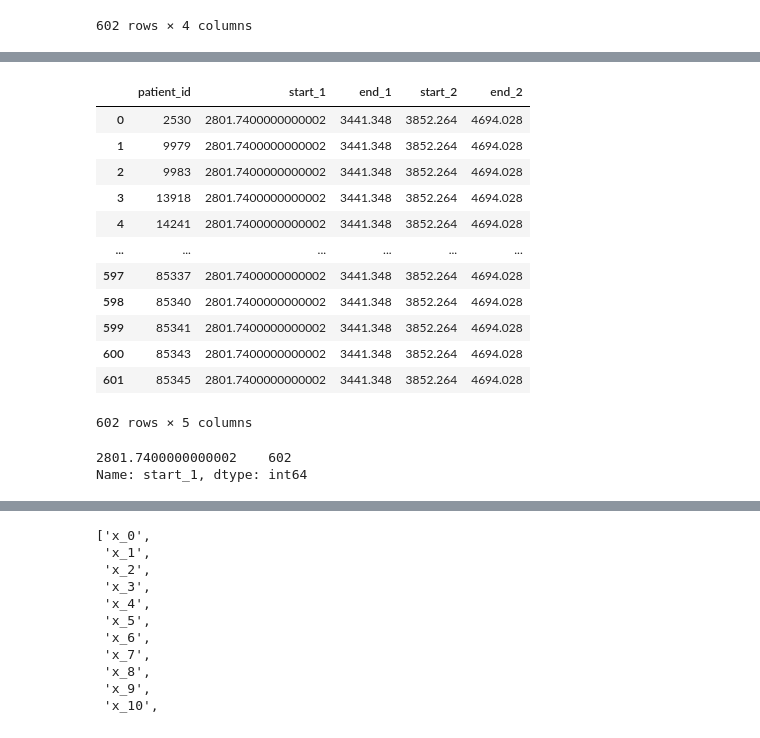
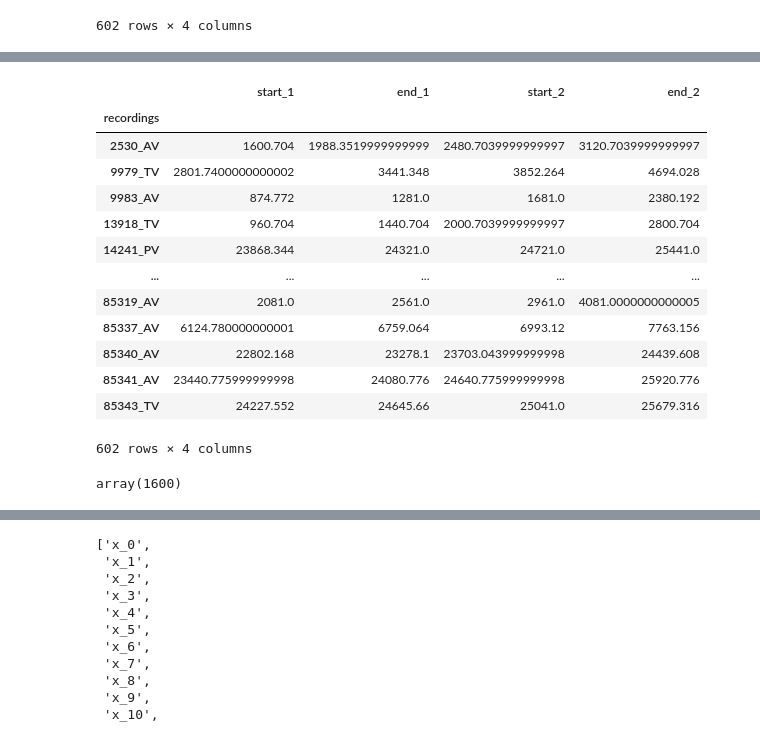
Before and after one commit to fablaw/circor, a Jupyter notebook: notebook/ML_model_2.ipynb, the cells around one changed output, grey strips where cells are left out. Cells and saved outputs as stored; diff of their text form; code cells hidden in the pictures.

```diff
--- a/notebook/ML_model_2.ipynb
+++ b/notebook/ML_model_2.ipynb
@@ -199,0 +336,3 @@ len(start_1), len(end_1), len(start_2), len(end_2)
+# %%
+df_6_3=pd.DataFrame(dict(recordings=df_5_3.recordings.to_list(), start_1=start_5, end_1=end_5, start_2=start_6, end_2=end_6))
+df_6_3
@@ -199,0 +357,3 @@ len(start_1), len(end_1), len(start_2), len(end_2)
+# %%
+df_5_4=df_5[df_5.iloc[:,1]==1]
+df_5_4
@@ -199,0 +374,14 @@ len(start_1), len(end_1), len(start_2), len(end_2)
+# %%
+start_7=[]
+end_7=[]
+start_8=[]
+end_8=[]
+for i in df_5_4.recordings.to_list():
+    file_tsv=f'../raw_data/tsv_raw/{i}.tsv'
+    f=pd.read_csv(file_tsv, sep='\t')
+    start_7.append(np.array((f.iloc[2,0])*4000))
+    end_7.append(np.array((f.iloc[2,1])*4000))
+    start_8.append(np.array((f.iloc[4,0])*4000))
+    end_8.append(np.array((f.iloc[4,1])*4000))
+
+len(start_7), len(end_7), len(start_8), len(end_8)
@@ -199,0 +390,3 @@ len(start_1), len(end_1), len(start_2), len(end_2)
+# %%
+df_6_4=pd.DataFrame(dict(recordings=df_5_4.recordings.to_list(), start_1=start_7, end_1=end_7, start_2=start_8, end_2=end_8))
+df_6_4
@@ -200,22 +407,23 @@ len(start_1), len(end_1), len(start_2), len(end_2)
 # %%
-df_6=pd.DataFrame(dict(patient_id=df_4.patient_id.to_list(), start_1=start_1, end_1=end_1, start_2=start_2, end_2=end_2))
+df_6=pd.concat([df_6_1, df_6_2, df_6_3, df_6_4], axis=0)
+df_6.set_index('recordings', inplace=True)
 df_6
 # %% [output]
-|  | patient_id | start_1 | end_1 | start_2 | end_2 |
-| 0 | 2530 | 2801.7400000000002 | 3441.348 | 3852.264 | 4694.028 |
-| 1 | 9979 | 2801.7400000000002 | 3441.348 | 3852.264 | 4694.028 |
-| 2 | 9983 | 2801.7400000000002 | 3441.348 | 3852.264 | 4694.028 |
-| 3 | 13918 | 2801.7400000000002 | 3441.348 | 3852.264 | 4694.028 |
-| 4 | 14241 | 2801.7400000000002 | 3441.348 | 3852.264 | 4694.028 |
-| ... | ... | ... | ... | ... | ... |
-| 597 | 85337 | 2801.7400000000002 | 3441.348 | 3852.264 | 4694.028 |
-| 598 | 85340 | 2801.7400000000002 | 3441.348 | 3852.264 | 4694.028 |
-| 599 | 85341 | 2801.7400000000002 | 3441.348 | 3852.264 | 4694.028 |
-| 600 | 85343 | 2801.7400000000002 | 3441.348 | 3852.264 | 4694.028 |
-| 601 | 85345 | 2801.7400000000002 | 3441.348 | 3852.264 | 4694.028 |
+|  | start_1 | end_1 | start_2 | end_2 |
+| recordings |  |  |  |  |
+| 2530_AV | 1600.704 | 1988.3519999999999 | 2480.7039999999997 | 3120.7039999999997 |
+| 9979_TV | 2801.7400000000002 | 3441.348 | 3852.264 | 4694.028 |
+| 9983_AV | 874.772 | 1281.0 | 1681.0 | 2380.192 |
+| 13918_TV | 960.704 | 1440.704 | 2000.7039999999997 | 2800.704 |
+| 14241_PV | 23868.344 | 24321.0 | 24721.0 | 25441.0 |
+| ... | ... | ... | ... | ... |
+| 85319_AV | 2081.0 | 2561.0 | 2961.0 | 4081.0000000000005 |
+| 85337_AV | 6124.780000000001 | 6759.064 | 6993.12 | 7763.156 |
+| 85340_AV | 22802.168 | 23278.1 | 23703.043999999998 | 24439.608 |
+| 85341_AV | 23440.775999999998 | 24080.776 | 24640.775999999998 | 25920.776 |
+| 85343_TV | 24227.552 | 24645.66 | 25041.0 | 25679.316 |
-602 rows × 5 columns
+602 rows × 4 columns
-# %%
-df_6.start_1.value_counts()
-# %% [output]
-2801.7400000000002    602
-Name: start_1, dtype: int64
+# %%
+df_6.loc['2530_AV', 'start_1'].astype(int)
+# %% [output]
+array(1600)
```
Also changed, not shown: parts of 38 cells of this notebook.
